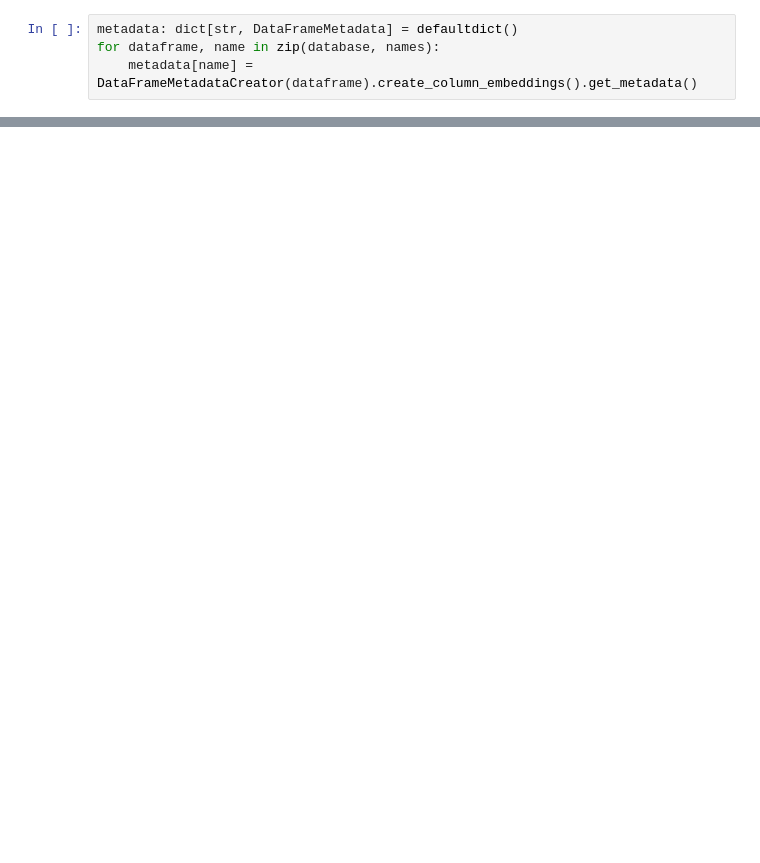
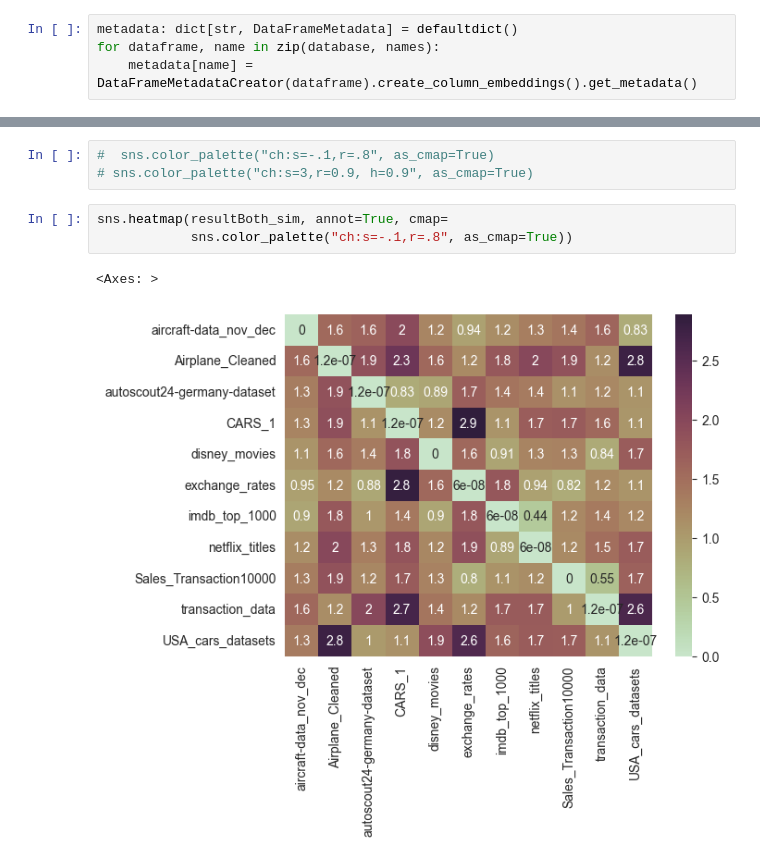
Before and after one commit to AbsaOSS/datasets-similarity, a Jupyter notebook: similarity/test.ipynb, the cells around one changed output, grey strips where cells are left out. Cells and saved outputs as stored; diff of their text form; blank space fills up the shorter version.

```diff
--- a/similarity/test.ipynb
+++ b/similarity/test.ipynb
@@ -91,0 +151,9 @@ sns.heatmap(resultCat, annot=True)
+# %%
+#  sns.color_palette("ch:s=-.1,r=.8", as_cmap=True)
+# sns.color_palette("ch:s=3,r=0.9, h=0.9", as_cmap=True)
+# %%
+sns.heatmap(resultBoth_sim, annot=True, cmap=
+            sns.color_palette("ch:s=-.1,r=.8", as_cmap=True))
+# %% [output]
+<Axes: >
+[figure, added]
```
Also changed, not shown: parts of 17 cells of this notebook, 19 other files.
